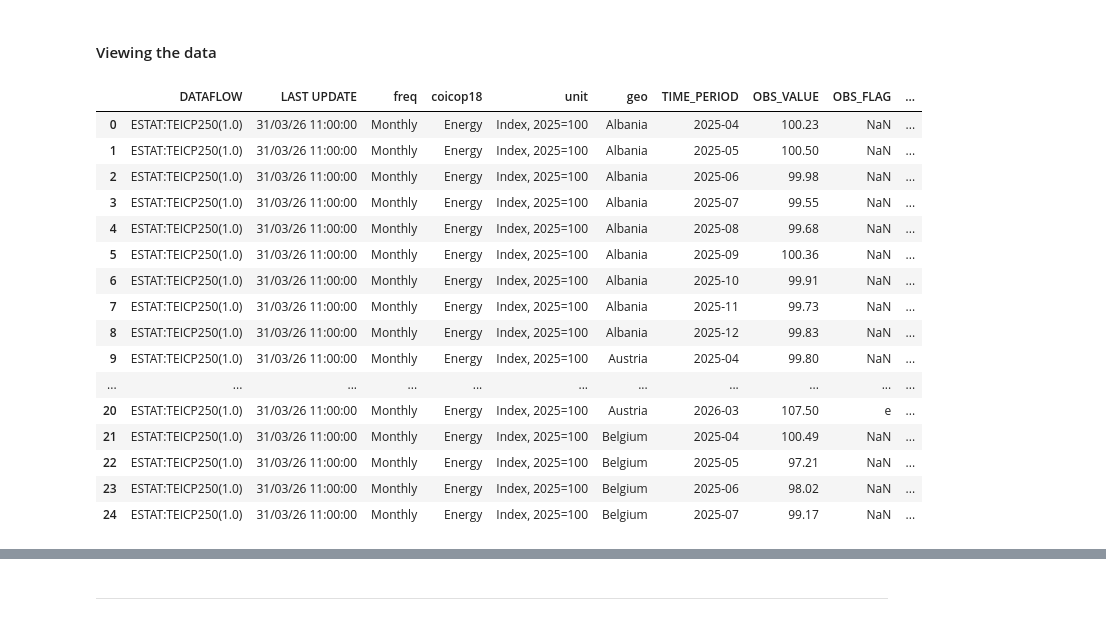
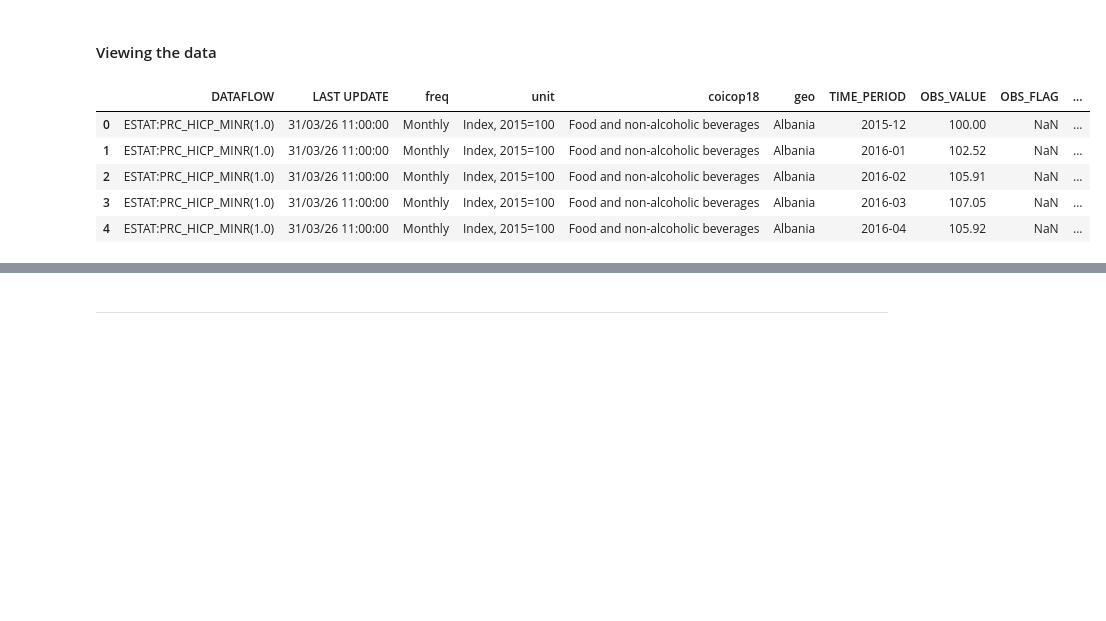
Before and after one commit to meisnerfiona-it/economic-impact-of-green-deal, a Jupyter notebook: FionasNotebook.ipynb, the cells around one changed output, grey strips where cells are left out. Drawn from its saved outputs; the diff is of its cells as text; code cells hidden in the pictures; blank space fills up the shorter version.

Commit message:
Energy data sources cleaned and added to work notebook

```diff
--- a/FionasNotebook.ipynb
+++ b/FionasNotebook.ipynb
@@ -258,32 +258,20 @@ plt.show()
 # %% [markdown]
 #### Viewing the data
 # %%
-energy_url = 'https://ec.europa.eu/eurostat/api/dissemination/sdmx/3.0/data/dataflow/ESTAT/teicp250/1.0?compress=false&format=csvdata&formatVersion=1.0&lang=en&labels=label_only'
-
+energy_url = "https://ec.europa.eu/eurostat/api/dissemination/sdmx/3.0/data/dataflow/ESTAT/prc_hicp_minr/1.0/*.*.*.*?c[freq]=M&c[unit]=I25,I15,RCH_M,RCH_A,RCH_MV12MAVR&c[coicop18]=TOTAL,CP01,CP011,CP0111,CP01111&c[geo]=EU,EU27_2020,EA,EA21,EA20,EA19,BE,BG,CZ,DK,DE,EE,IE,EL,ES,FR,HR,IT,CY,LV,LT,LU,HU,MT,NL,AT,PL,PT,RO,SI,SK,FI,SE,EEA,IS,NO,CH,UK,ME,MK,GE,AL,RS,TR,XK,US&c[TIME_PERIOD]=ge:2014-02+le:2026-03&compress=false&format=csvdata&formatVersion=1.0&lang=en&labels=label_only"
 response = requests.get(energy_url)
 response.raise_for_status()
 
 df_energy = pd.read_csv(energy_url)
 
-df_energy.head(25)
+df_energy.head(5)
 # %% [output]
-|  | DATAFLOW | LAST UPDATE | freq | coicop18 | unit | geo | TIME_PERIOD | OBS_VALUE | OBS_FLAG | ... |
-| 0 | ESTAT:TEICP250(1.0) | 31/03/26 11:00:00 | Monthly | Energy | Index, 2025=100 | Albania | 2025-04 | 100.23 | NaN | ... |
-| 1 | ESTAT:TEICP250(1.0) | 31/03/26 11:00:00 | Monthly | Energy | Index, 2025=100 | Albania | 2025-05 | 100.50 | NaN | ... |
-| 2 | ESTAT:TEICP250(1.0) | 31/03/26 11:00:00 | Monthly | Energy | Index, 2025=100 | Albania | 2025-06 | 99.98 | NaN | ... |
-| 3 | ESTAT:TEICP250(1.0) | 31/03/26 11:00:00 | Monthly | Energy | Index, 2025=100 | Albania | 2025-07 | 99.55 | NaN | ... |
-| 4 | ESTAT:TEICP250(1.0) | 31/03/26 11:00:00 | Monthly | Energy | Index, 2025=100 | Albania | 2025-08 | 99.68 | NaN | ... |
-| 5 | ESTAT:TEICP250(1.0) | 31/03/26 11:00:00 | Monthly | Energy | Index, 2025=100 | Albania | 2025-09 | 100.36 | NaN | ... |
-| 6 | ESTAT:TEICP250(1.0) | 31/03/26 11:00:00 | Monthly | Energy | Index, 2025=100 | Albania | 2025-10 | 99.91 | NaN | ... |
-| 7 | ESTAT:TEICP250(1.0) | 31/03/26 11:00:00 | Monthly | Energy | Index, 2025=100 | Albania | 2025-11 | 99.73 | NaN | ... |
-| 8 | ESTAT:TEICP250(1.0) | 31/03/26 11:00:00 | Monthly | Energy | Index, 2025=100 | Albania | 2025-12 | 99.83 | NaN | ... |
-| 9 | ESTAT:TEICP250(1.0) | 31/03/26 11:00:00 | Monthly | Energy | Index, 2025=100 | Austria | 2025-04 | 99.80 | NaN | ... |
-| ... | ... | ... | ... | ... | ... | ... | ... | ... | ... | ... |
-| 20 | ESTAT:TEICP250(1.0) | 31/03/26 11:00:00 | Monthly | Energy | Index, 2025=100 | Austria | 2026-03 | 107.50 | e | ... |
-| 21 | ESTAT:TEICP250(1.0) | 31/03/26 11:00:00 | Monthly | Energy | Index, 2025=100 | Belgium | 2025-04 | 100.49 | NaN | ... |
-| 22 | ESTAT:TEICP250(1.0) | 31/03/26 11:00:00 | Monthly | Energy | Index, 2025=100 | Belgium | 2025-05 | 97.21 | NaN | ... |
-| 23 | ESTAT:TEICP250(1.0) | 31/03/26 11:00:00 | Monthly | Energy | Index, 2025=100 | Belgium | 2025-06 | 98.02 | NaN | ... |
-| 24 | ESTAT:TEICP250(1.0) | 31/03/26 11:00:00 | Monthly | Energy | Index, 2025=100 | Belgium | 2025-07 | 99.17 | NaN | ... |
+|  | DATAFLOW | LAST UPDATE | freq | unit | coicop18 | geo | TIME_PERIOD | OBS_VALUE | OBS_FLAG | ... |
+| 0 | ESTAT:PRC_HICP_MINR(1.0) | 31/03/26 11:00:00 | Monthly | Index, 2015=100 | Food and non-alcoholic beverages | Albania | 2015-12 | 100.00 | NaN | ... |
+| 1 | ESTAT:PRC_HICP_MINR(1.0) | 31/03/26 11:00:00 | Monthly | Index, 2015=100 | Food and non-alcoholic beverages | Albania | 2016-01 | 102.52 | NaN | ... |
+| 2 | ESTAT:PRC_HICP_MINR(1.0) | 31/03/26 11:00:00 | Monthly | Index, 2015=100 | Food and non-alcoholic beverages | Albania | 2016-02 | 105.91 | NaN | ... |
+| 3 | ESTAT:PRC_HICP_MINR(1.0) | 31/03/26 11:00:00 | Monthly | Index, 2015=100 | Food and non-alcoholic beverages | Albania | 2016-03 | 107.05 | NaN | ... |
+| 4 | ESTAT:PRC_HICP_MINR(1.0) | 31/03/26 11:00:00 | Monthly | Index, 2015=100 | Food and non-alcoholic beverages | Albania | 2016-04 | 105.92 | NaN | ... |
 # %%
 df_energy.tail()
 # %% [output]
```
Also changed, not shown: parts of 23 cells of this notebook, 1 other file.
